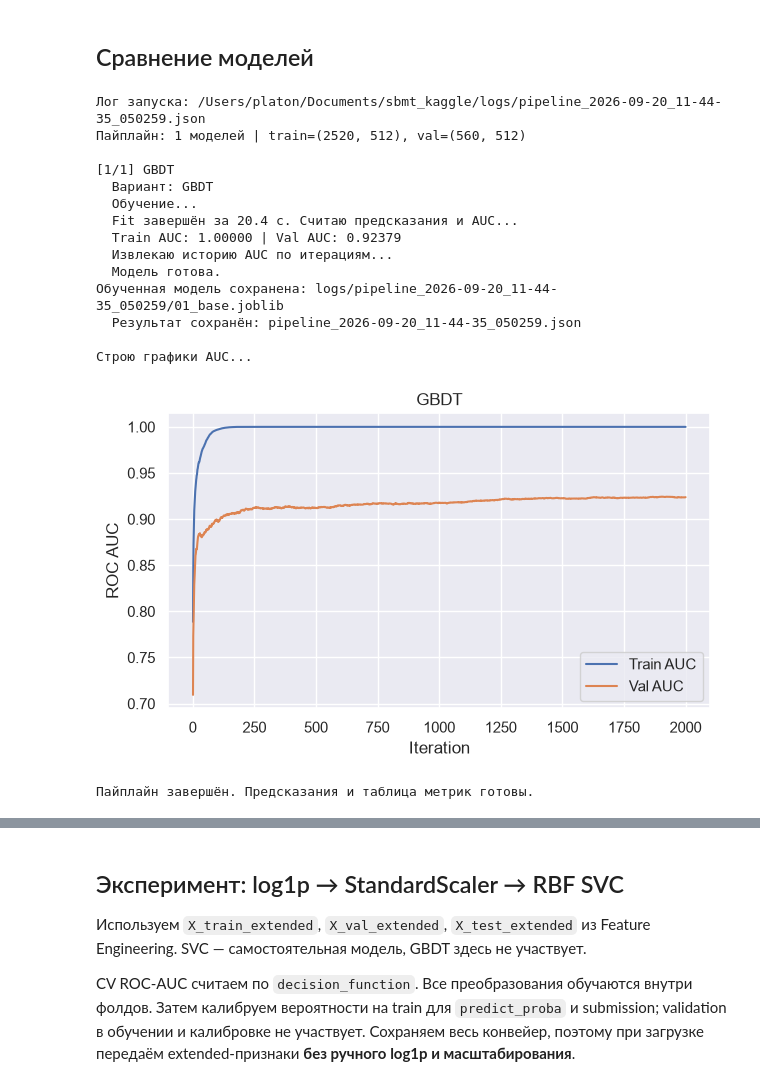
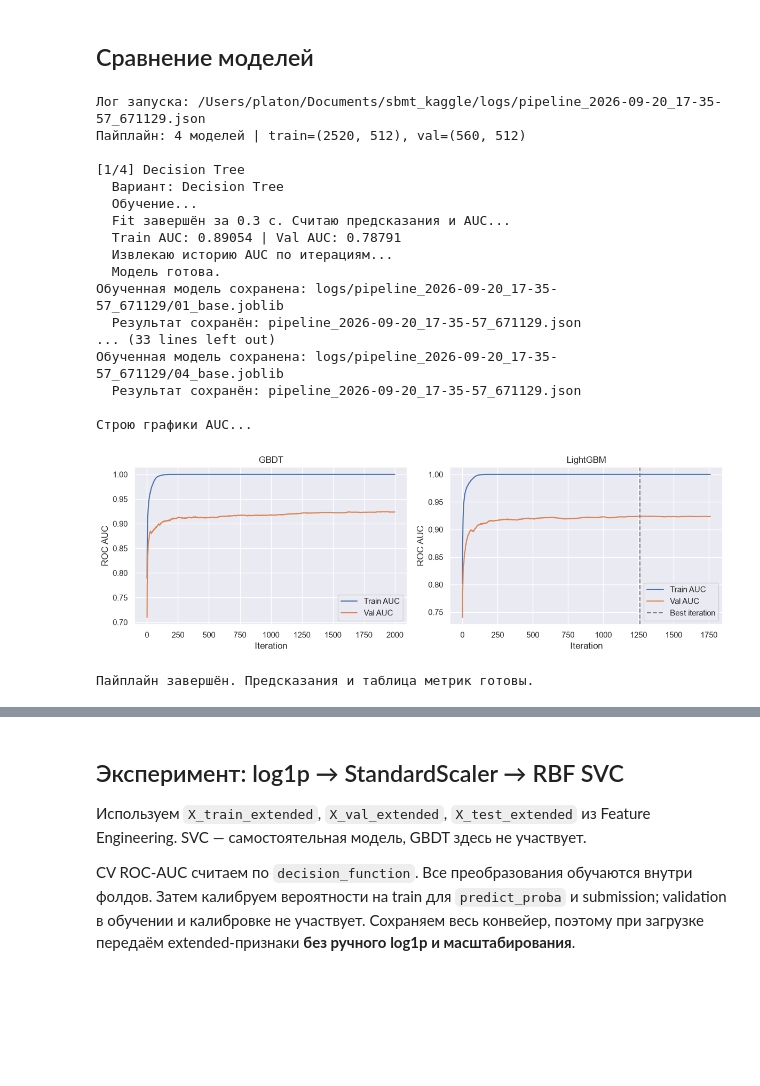
Before and after one commit to revlze/sbmt_kaggle, a Jupyter notebook: main.ipynb, the cells around one changed output, grey strips where cells are left out. Cells and saved outputs as stored; diff of their text form; code cells hidden in the pictures; blank space fills up the shorter version.

```diff
--- a/main.ipynb
+++ b/main.ipynb
@@ -60,6 +66,7 @@ LOG_DIR = Path('./logs') if LOCAL else Path('/kaggle/working/logs')
 OUTPUT_DIR = Path('.') if LOCAL else Path('/kaggle/working')
 RUN_SEARCH = False
 RUN_CLEANLAB = False
+EARLY_STOPPING_ROUNDS = 500  # Длинное плато на validation возможно перед новым ростом.
 # %% [output]
 Seed: 42
 # %% [markdown]
@@ -256,6 +281,21 @@ def _record_result(result, run_name, cleanlab_enabled, log_path, model_index,
 # %% [markdown]
 ## Обучение и графики
 # %%
+def _early_stopping_on_val(stopping_rounds):
+    """Останавливает LightGBM только по val AUC, сохраняя обе кривые для графика."""
+    stop = early_stopping(stopping_rounds, first_metric_only=True, verbose=True)
+
+    def callback(env):
+        val_results = [r for r in env.evaluation_result_list if r[0] == 'val']
+        if not val_results:
+            raise ValueError('Для early stopping нужен eval-набор с именем val')
+        stop(replace(env, evaluation_result_list=val_results))
+
+    callback.order = stop.order
+    callback.before_iteration = stop.before_iteration
+    return callback
+
+
 def _extract_auc_history(model, X_train, y_train, X_val, y_val):
     """Возвращает списки train/val ROC AUC по итерациям бустинга.
 
@@ -263,7 +303,7 @@ def _extract_auc_history(model, X_train, y_train, X_val, y_val):
     """
     if isinstance(model, LGBMClassifier):
         history = model.evals_result_
-        return history['train']['auc'], history['val']['auc']
+        return history.get('train', {}).get('auc', []), history['val']['auc']
 
     if isinstance(model, GradientBoostingClassifier):
         train_scores = [
@@ -281,7 +321,7 @@ def _extract_auc_history(model, X_train, y_train, X_val, y_val):
 def _fit_single_model(model, X_train, y_train, X_val, y_val, use_cleanlab=False):
     """Обучает копию модели и возвращает вероятности, AUC, время fit и кривые.
 
-    Validation используется для оценки;
+    Validation используется для оценки и early stopping LightGBM;
     use_cleanlab=True включает поиск ошибок разметки и обучение через CleanLearning.
     Train AUC считается на исходном train. Время fit включает работу CleanLearning,
     но не включает предсказания и вычисление истории AUC.
@@ -293,10 +333,17 @@ def _fit_single_model(model, X_train, y_train, X_val, y_val, use_cleanlab=False)
 
     fit_kwargs = {}
     if isinstance(fitted_model, LGBMClassifier):
+        fitted_model.set_params(metric='auc')
         fit_kwargs = {
-            'eval_set': [(X_train, y_train), (X_val, y_val)],
-            'eval_names': ['train', 'val'],
+            # После Cleanlab исходный train уже не является обучающей выборкой.
+            # Передаём только val, чтобы исходный train не влиял на early stopping.
+            'eval_X': X_val if use_cleanlab else (X_train, X_val),
+            'eval_y': y_val if use_cleanlab else (y_train, y_val),
+            'eval_names': ['val'] if use_cleanlab else ['train', 'val'],
             'eval_metric': 'auc',
+            'callbacks': [
+                _early_stopping_on_val(EARLY_STOPPING_ROUNDS),
+            ],
         }
 
     if use_cleanlab:
@@ -312,6 +359,9 @@ def _fit_single_model(model, X_train, y_train, X_val, y_val, use_cleanlab=False)
         print(f'  CleanLearning: исключено {n_issues} из {len(y_train)} строк.', flush=True)
     else:
         fitted_model.fit(X_train, y_train, **fit_kwargs)
+
+    if isinstance(fitted_model, LGBMClassifier):
+        print('Лучшая итерация:', fitted_model.best_iteration_)
 
     fit_time = time.perf_counter() - start_time
     print(f'  Fit завершён за {fit_time:.1f} с. Считаю предсказания и AUC...', flush=True)
@@ -330,6 +380,8 @@ def _fit_single_model(model, X_train, y_train, X_val, y_val, use_cleanlab=False)
         'model': fitted_model,
         'started_at': started_at,
         'params': fitted_model.get_params(deep=False),
+        'best_iteration': getattr(fitted_model, 'best_iteration_', None),
+        'feature_columns': list(X_train.columns),
         'val_probs': val_probs,
         'train_auc': train_auc,
         'val_auc': val_auc,
@@ -354,7 +406,10 @@ def _plot_learning_curves(histories, ncols=2):
     for ax, (name, result) in zip(axes, histories.items()):
         for key, label in [('train_history', 'Train AUC'), ('val_history', 'Val AUC')]:
             scores = result[key]
-            ax.plot(range(1, len(scores) + 1), scores, label=label)
+            if scores:
+                ax.plot(range(1, len(scores) + 1), scores, label=label)
+        if result.get('best_iteration'):
+            ax.axvline(result['best_iteration'], color='gray', linestyle='--', label='Best iteration')
         ax.set(title=name, xlabel='Iteration', ylabel='ROC AUC')
         ax.legend()
 
@@ -483,6 +538,7 @@ def run_model_pipeline_search(
 ## Сравнение моделей
 # %%
 lightgbm_params = {
+  "subsample_freq": 1,
   "subsample": 0.6,
   "reg_lambda": 0.0,
   "reg_alpha": 0.0,
@@ -536,25 +592,28 @@ models = {
 }
 # %%
 preds_df, metrics_df = run_model_pipeline(
-    {'GBDT': models['GBDT']}, X_train, y_train, X_val, y_val,
+    models, X_train, y_train, X_val, y_val,
     use_cleanlab=False,  # True — сравнить обычную модель и CleanLearning
 )
 # %% [output]
-Лог запуска: /Users/platon/Documents/sbmt_kaggle/logs/pipeline_2026-09-20_11-44-35_050259.json
-Пайплайн: 1 моделей | train=(2520, 512), val=(560, 512)
+Лог запуска: /Users/platon/Documents/sbmt_kaggle/logs/pipeline_2026-09-20_17-35-57_671129.json
+Пайплайн: 4 моделей | train=(2520, 512), val=(560, 512)
 
-[1/1] GBDT
-  Вариант: GBDT
+[1/4] Decision Tree
+  Вариант: Decision Tree
   Обучение...
-  Fit завершён за 20.4 с. Считаю предсказания и AUC...
-  Train AUC: 1.00000 | Val AUC: 0.92379
+  Fit завершён за 0.3 с. Считаю предсказания и AUC...
+  Train AUC: 0.89054 | Val AUC: 0.78791
   Извлекаю историю AUC по итерациям...
   Модель готова.
-Обученная модель сохранена: logs/pipeline_2026-09-20_11-44-35_050259/01_base.joblib
-  Результат сохранён: pipeline_2026-09-20_11-44-35_050259.json
+Обученная модель сохранена: logs/pipeline_2026-09-20_17-35-57_671129/01_base.joblib
+  Результат сохранён: pipeline_2026-09-20_17-35-57_671129.json
+... (33 lines left out)
+Обученная модель сохранена: logs/pipeline_2026-09-20_17-35-57_671129/04_base.joblib
+  Результат сохранён: pipeline_2026-09-20_17-35-57_671129.json
 
 Строю графики AUC...
-[figure, old version]
+[figure, new version]
 Пайплайн завершён. Предсказания и таблица метрик готовы.
 # %%
 metrics_df
```
Also changed, not shown: parts of 15 cells of this notebook.
